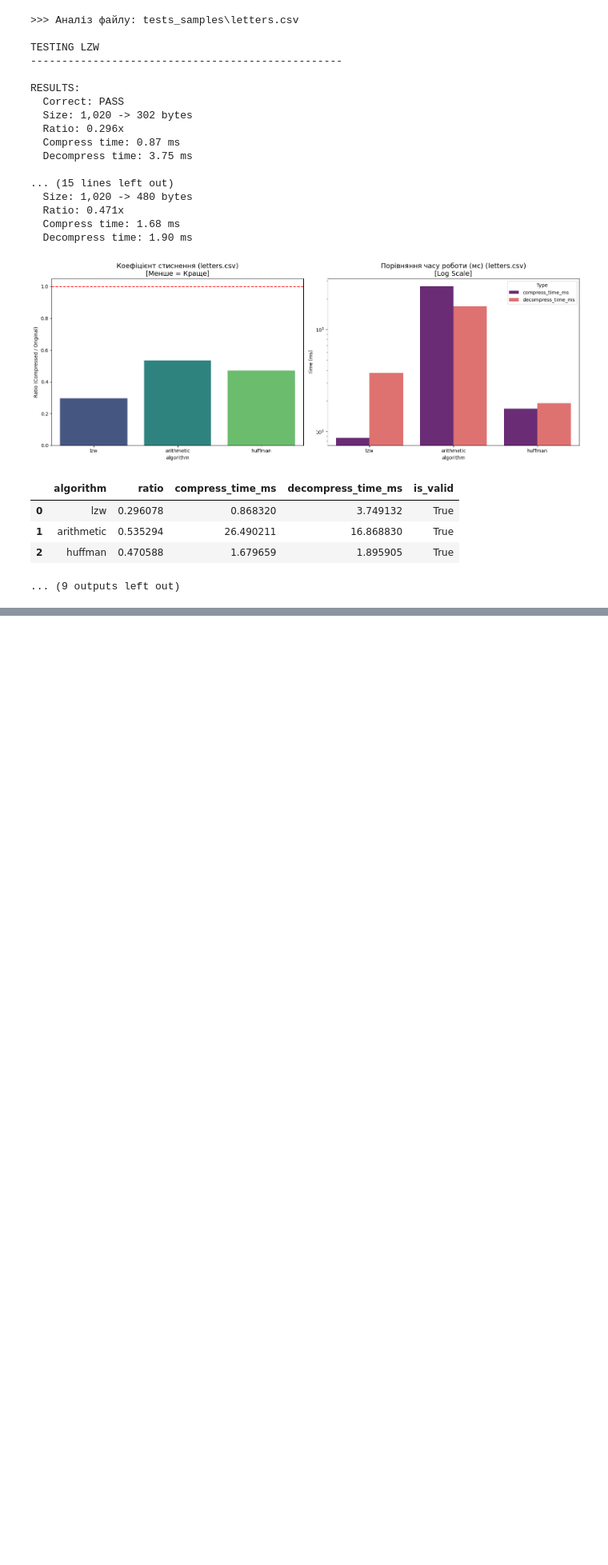
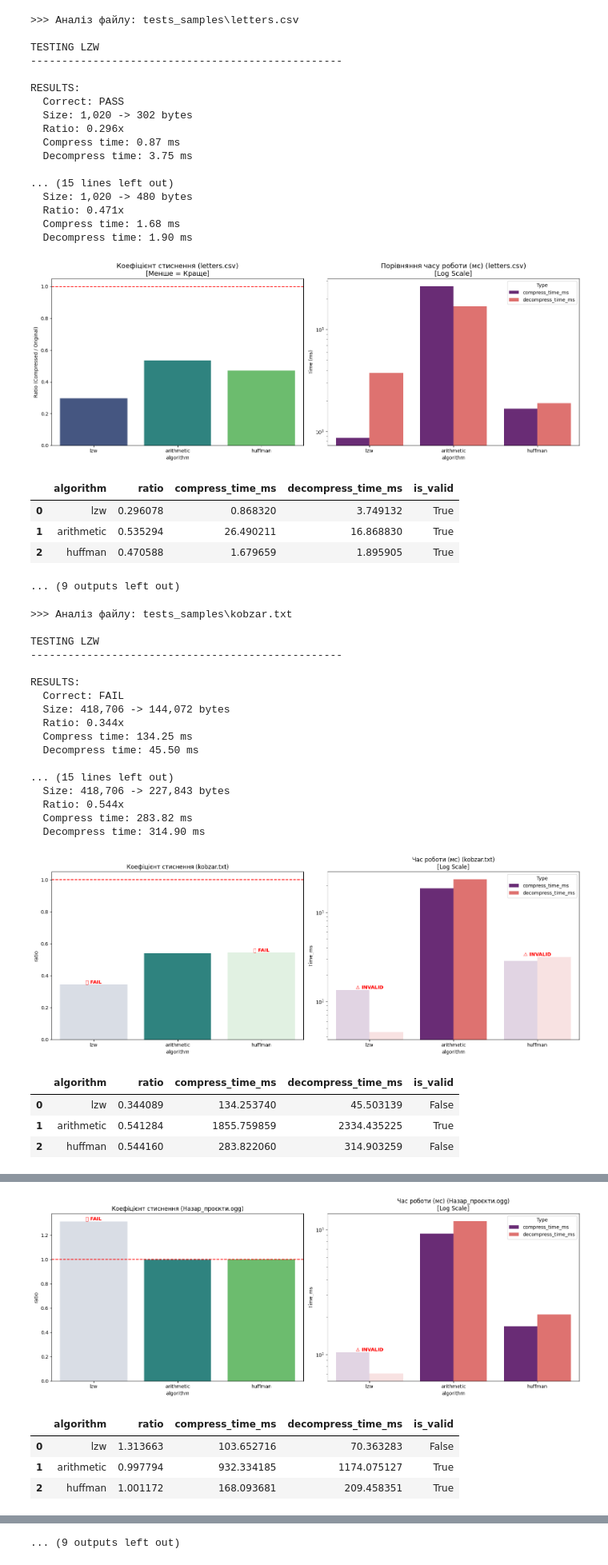
Before and after one commit to yuliiayakymiv/Discrete_math_lab_2sem, a Jupyter notebook: analysis.ipynb, the cells around one changed output, grey strips where cells are left out. Shown at 80% size. Saved outputs shown, nothing was run; the diff lists cells and outputs as text; code cells hidden in the pictures; blank space fills up the shorter version.

```diff
--- a/analysis.ipynb
+++ b/analysis.ipynb
@@ -178,3 +179,77 @@ RESULTS:
 | 1 | arithmetic | 0.535294 | 26.490211 | 16.868830 | True |
 | 2 | huffman | 0.470588 | 1.679659 | 1.895905 | True |
 ... (9 outputs left out)
+# %%
+def visualize_results(df, title_suffix=""):
+    if df.empty: return
+
+    fig, axes = plt.subplots(1, 2, figsize=(16, 6))
+
+    sns.barplot(x='algorithm', y='ratio', data=df, ax=axes[0],
+                palette='viridis', hue='algorithm', legend=False)
+    axes[0].set_title(f'Коефіцієнт стиснення {title_suffix}')
+    axes[0].axhline(1, color='red', linestyle='--')
+
+    df_time = df.melt(id_vars=['algorithm', 'is_valid'],
+                      value_vars=['compress_time_ms', 'decompress_time_ms'],
+                      var_name='Type', value_name='Time_ms')
+
+    sns.barplot(x='algorithm', y='Time_ms', hue='Type', data=df_time,
+                ax=axes[1], palette='magma')
+    axes[1].set_title(f'Час роботи (мс) {title_suffix}\n[Log Scale]')
+    axes[1].set_yscale('log')
+
+    for i, algo_name in enumerate(df['algorithm']):
+        row = df[df['algorithm'] == algo_name].iloc[0]
+
+        if not row['is_valid']:
+            y_ratio = row['ratio']
+            axes[0].text(i, y_ratio, '⚠️ FAIL', ha='center', va='bottom',
+                         color='red', fontweight='bold')
+
+            y_time = max(row['compress_time_ms'], row['decompress_time_ms'])
+            axes[1].text(i, y_time, '⚠️ FAIL', ha='center', va='bottom',
+                         color='red', fontweight='bold')
+
+            for ax in axes:
+                for bar in ax.patches:
+                    if hasattr(bar, 'get_x') and abs(bar.get_x() + bar.get_width()/2 - i) < 0.3:
+                        bar.set_alpha(0.2)
+
+    plt.tight_layout()
+    plt.show()
+
+files_to_test = [
+    os.path.join("tests_samples", "kobzar.txt"),
+    os.path.join("tests_samples", "Назар_проєкти.ogg"),
+    os.path.join("tests_samples", "large_file.json"),
+    os.path.join("tests_samples", "smooth_operator.wav"),
+    os.path.join("tests_samples", "parking_car.mp4"),
+    os.path.join("tests_samples", "Gemini_Generated_Image.png"),
+    os.path.join("tests_samples", "fast_reading.avi")
+]
+
+run_full_analysis(files_to_test)
+# %% [output]
+>>> Аналіз файлу: tests_samples\kobzar.txt
+
+TESTING LZW
+--------------------------------------------------
+
+RESULTS:
+  Correct: FAIL
+  Size: 418,706 -> 144,072 bytes
+  Ratio: 0.344x
+  Compress time: 134.25 ms
+  Decompress time: 45.50 ms
+
+... (15 lines left out)
+  Size: 418,706 -> 227,843 bytes
+  Ratio: 0.544x
+  Compress time: 283.82 ms
+  Decompress time: 314.90 ms
+[figure, added]
+|  | algorithm | ratio | compress_time_ms | decompress_time_ms | is_valid |
+| 0 | lzw | 0.344089 | 134.253740 | 45.503139 | False |
+| 1 | arithmetic | 0.541284 | 1855.759859 | 2334.435225 | True |
+| 2 | huffman | 0.544160 | 283.822060 | 314.903259 | False |
@@ -180,0 +273,5 @@ RESULTS:
+[figure, added]
+|  | algorithm | ratio | compress_time_ms | decompress_time_ms | is_valid |
+| 0 | lzw | 1.313663 | 103.652716 | 70.363283 | False |
+| 1 | arithmetic | 0.997794 | 932.334185 | 1174.075127 | True |
+| 2 | huffman | 1.001172 | 168.093681 | 209.458351 | True |
@@ -180,0 +322 @@ RESULTS:
+... (9 outputs left out)
```
Also changed, not shown: parts of 8 cells of this notebook, 6 other files.
